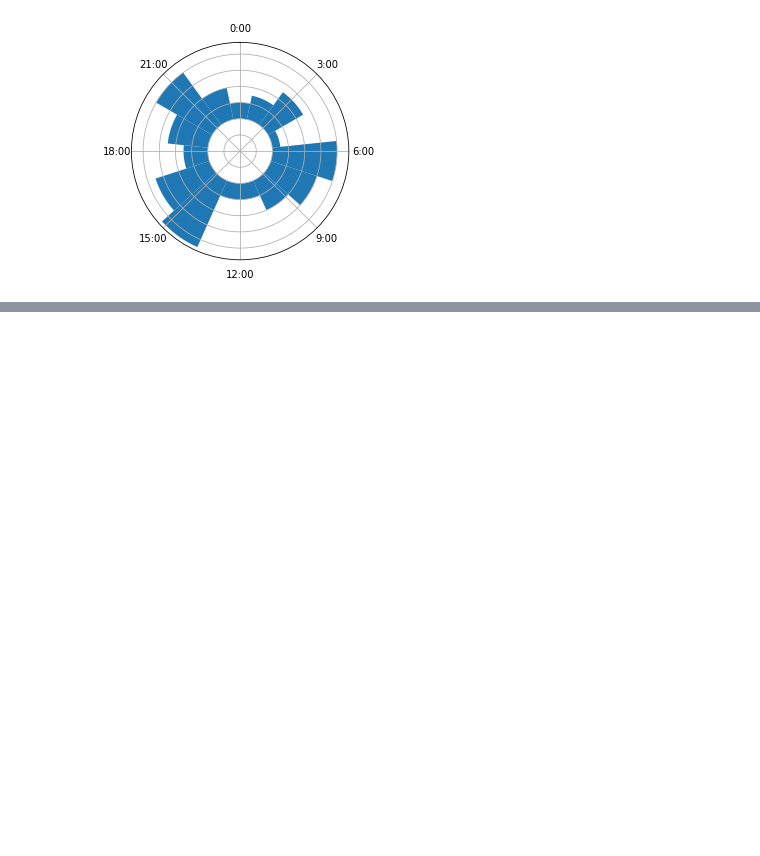
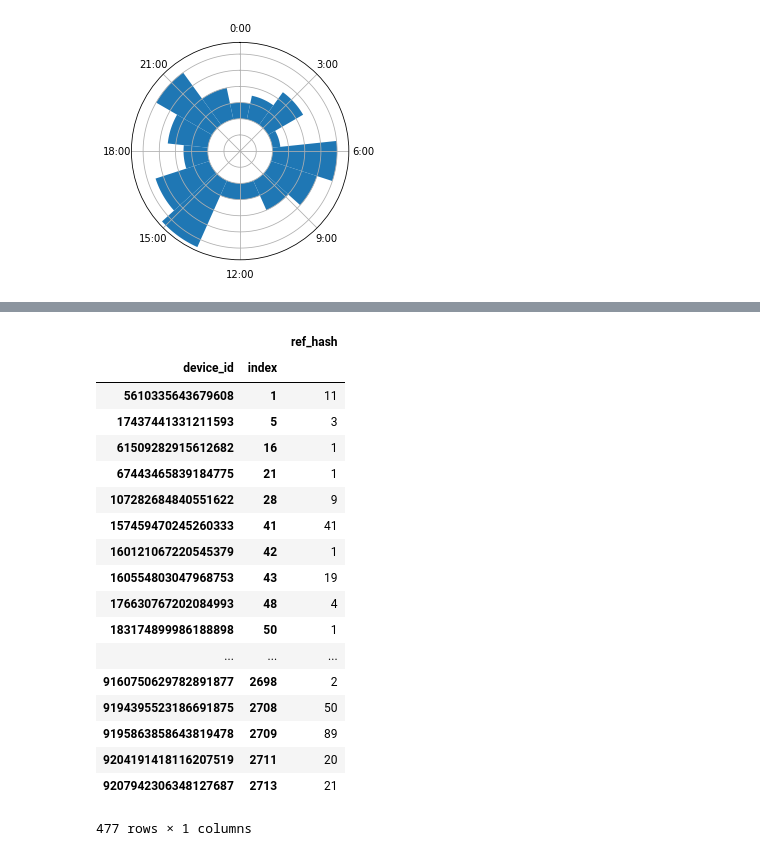
Before and after one commit to AlejandroKler/Datanesa, a Jupyter notebook: ale.ipynb, the cells around one changed output, grey strips where cells are left out. Drawn from its saved outputs; the diff is of its cells as text; code cells hidden in the pictures; blank space fills up the shorter version.

```diff
--- a/ale.ipynb
+++ b/ale.ipynb
@@ -251,0 +158,6 @@ plt.show()
+# %%
+cant_horas_anteriores = 48
+installs_to_join = installs.loc[ installs["created"] > pd.to_datetime("2019-03-06") , ["ref_hash","application_id","created"]]
+installs_to_join = installs_to_join.groupby(["ref_hash","application_id"]).agg({"created":"min"}).reset_index()
+installs_to_join["index"] = installs_to_join.index
+installs_to_join.head()
@@ -251,0 +171,26 @@ plt.show()
+# %%
+auc_and_installs = auctions.loc[:,["date","device_id"]].merge(installs_to_join,left_on="device_id",right_on="ref_hash",how="inner")
+auc_and_installs["diff"] = (auc_and_installs["created"] - auc_and_installs["date"]) / np.timedelta64(1, 'h')
+auc_and_installs = auc_and_installs.loc[(auc_and_installs["diff"] > 0) & (auc_and_installs["diff"] < cant_horas_anteriores)]
+auc_and_installs = auc_and_installs.groupby(["device_id","index"]).agg({"ref_hash":"count"})
+auc_and_installs.head()
+# %% [output]
+|  |  | ref_hash |
+| device_id | index |  |
+| 5610335643679608 | 1 | 11 |
+| 17437441331211593 | 5 | 3 |
+| 61509282915612682 | 16 | 1 |
+| 67443465839184775 | 21 | 1 |
+| 107282684840551622 | 28 | 9 |
+| 157459470245260333 | 41 | 41 |
+| 160121067220545379 | 42 | 1 |
+| 160554803047968753 | 43 | 19 |
+| 176630767202084993 | 48 | 4 |
+| 183174899986188898 | 50 | 1 |
+| ... | ... | ... |
+| 9160750629782891877 | 2698 | 2 |
+| 9194395523186691875 | 2708 | 50 |
+| 9195863858643819478 | 2709 | 89 |
+| 9204191418116207519 | 2711 | 20 |
+| 9207942306348127687 | 2713 | 21 |
+477 rows × 1 columns
```
Also changed, not shown: parts of 15 cells of this notebook, 1 other file.
